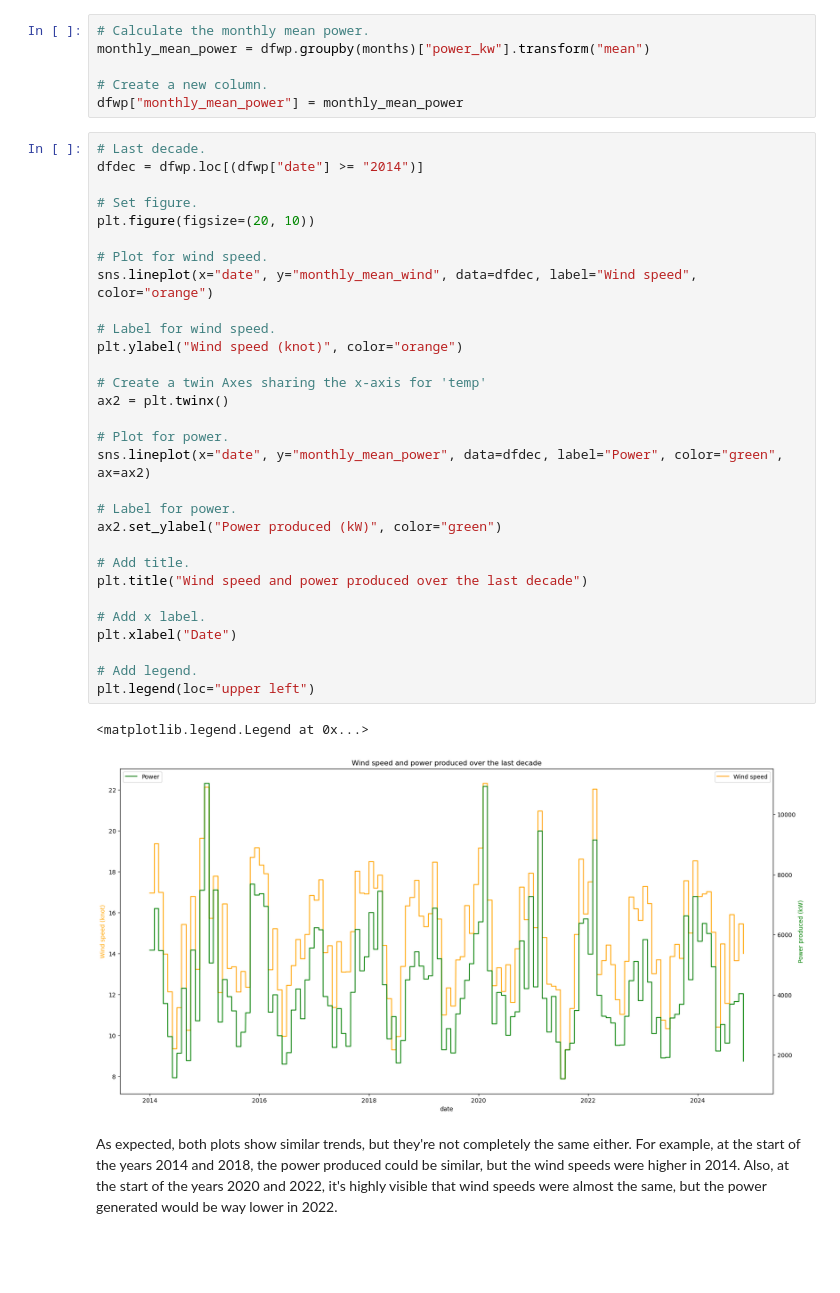
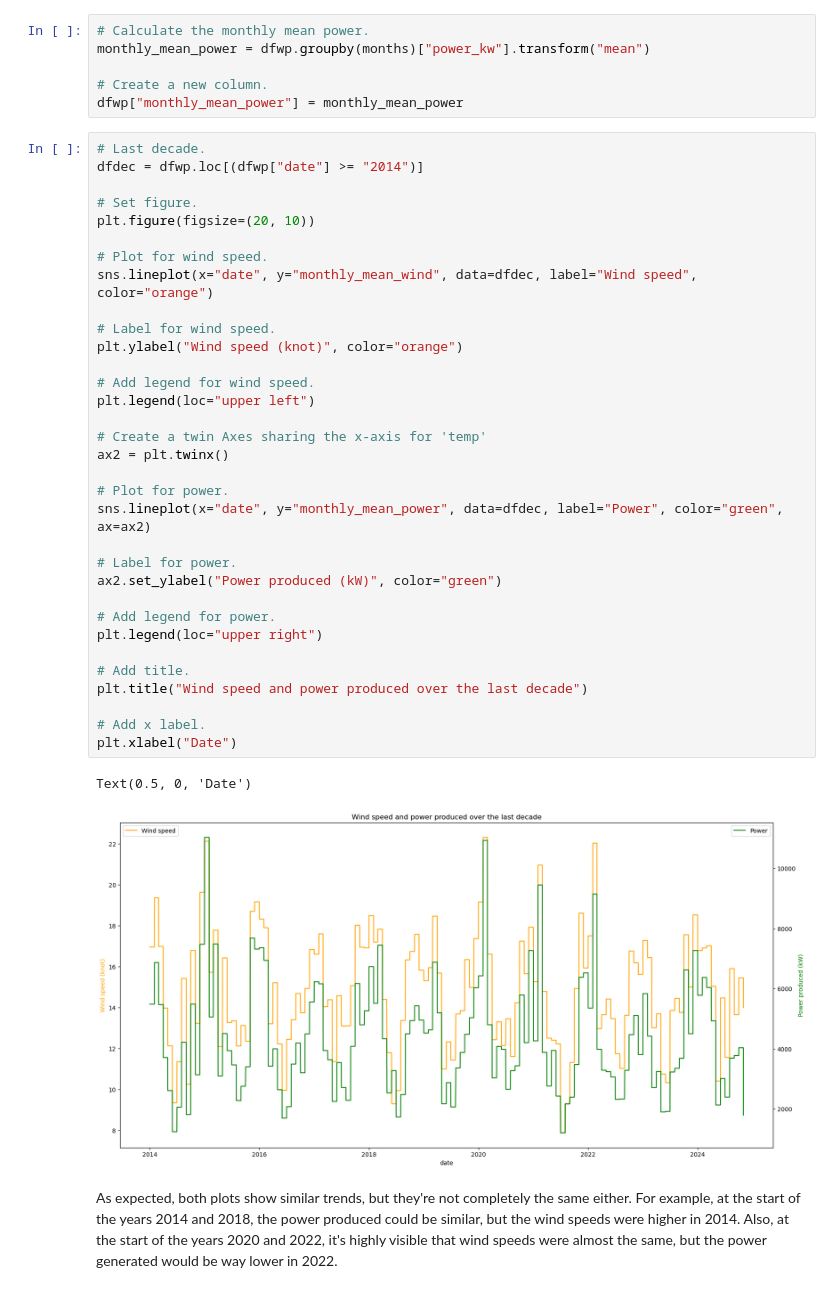
Before and after one commit to FatimaBOliveira/Programming-for-data-analytics, a Jupyter notebook: Project/climate.ipynb, the cells around one changed output. Drawn from its saved outputs; the diff is of its cells as text; blank space fills up the shorter version.

```diff
--- a/Project/climate.ipynb
+++ b/Project/climate.ipynb
@@ -516,36 +520,39 @@ dfwp["monthly_mean_power"] = monthly_mean_power
 # %%
 # Last decade.
 dfdec = dfwp.loc[(dfwp["date"] >= "2014")]
 
 # Set figure.
 plt.figure(figsize=(20, 10))
 
 # Plot for wind speed.
 sns.lineplot(x="date", y="monthly_mean_wind", data=dfdec, label="Wind speed", color="orange")
 
 # Label for wind speed.
 plt.ylabel("Wind speed (knot)", color="orange")
 
+# Add legend for wind speed.
+plt.legend(loc="upper left")
+
 # Create a twin Axes sharing the x-axis for 'temp'
 ax2 = plt.twinx()
 
 # Plot for power.
 sns.lineplot(x="date", y="monthly_mean_power", data=dfdec, label="Power", color="green", ax=ax2)
 
 # Label for power.
 ax2.set_ylabel("Power produced (kW)", color="green")
 
+# Add legend for power.
+plt.legend(loc="upper right")
+
 # Add title.
 plt.title("Wind speed and power produced over the last decade")
 
 # Add x label.
 plt.xlabel("Date")
-
-# Add legend.
-plt.legend(loc="upper left")
 # %% [output]
-<matplotlib.legend.Legend at 0x...>
+Text(0.5, 0, 'Date')
-[figure, old version]
+[figure, new version]
 # %% [markdown]
 As expected, both plots show similar trends, but they're not completely the same either. For example, at the start of the years 2014 and 2018, the power produced could be similar, but the wind speeds were higher in 2014. Also, at the start of the years 2020 and 2022, it's highly visible that wind speeds were almost the same, but the power generated would be way lower in 2022.
 # %% [markdown]
```
Also changed, not shown: parts of 24 cells of this notebook, 2 other files.
